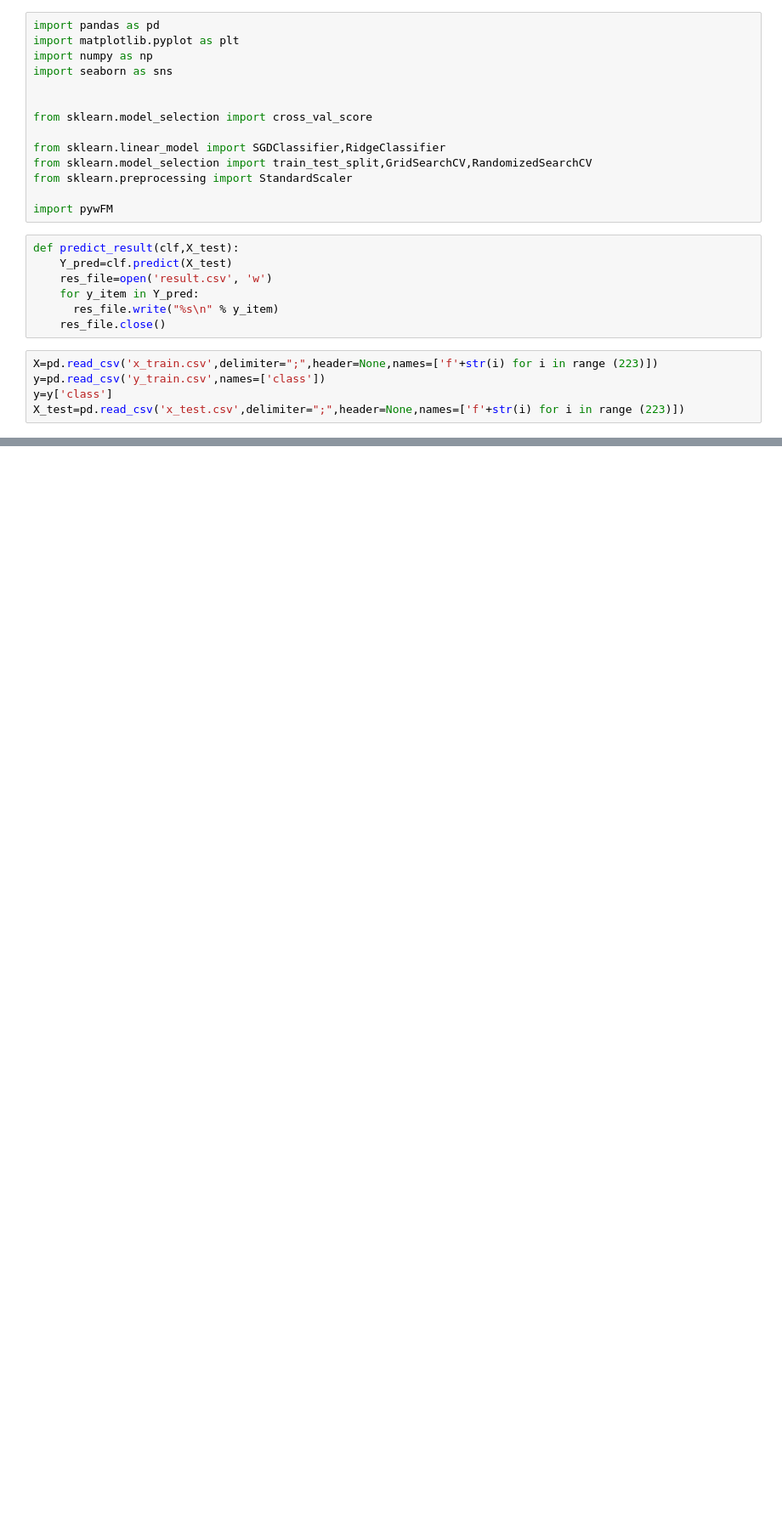
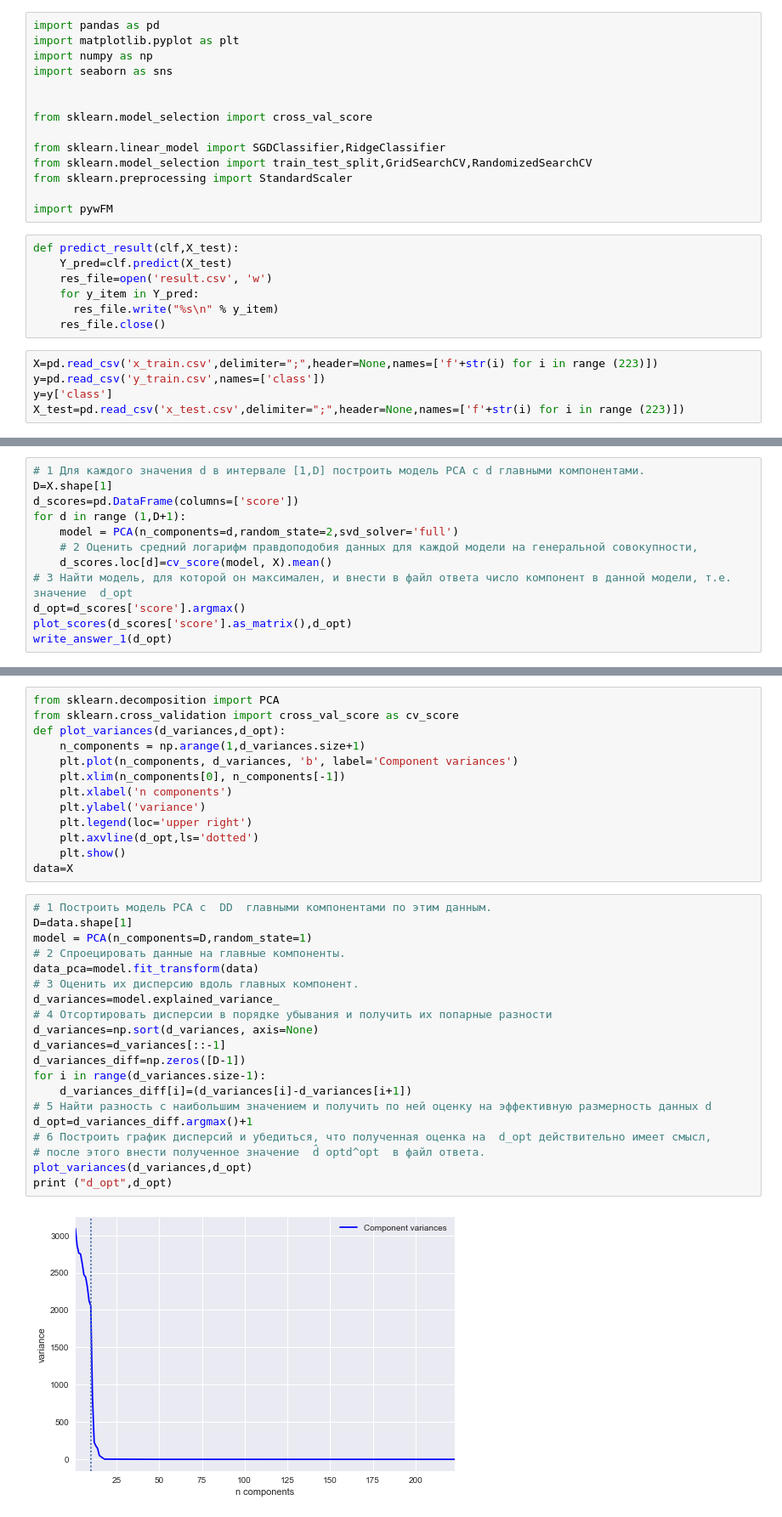
Before and after one commit to MiniGN/mlbootcamp-4, a Jupyter notebook: [model] LIB.ipynb, the cells around one changed output, grey strips where cells are left out. Shown: that part at 85% size. Cells and saved outputs as stored; diff of their text form; blank space fills up the shorter version.

```diff
--- a/[model] LIB.ipynb
+++ b/[model] LIB.ipynb
@@ -61,0 +127,12 @@ Best : 0.423 (+/- 0.01)
+# %%
+# 1 Для каждого значения d в интервале [1,D] построить модель PCA с d главными компонентами.
+D=X.shape[1]
+d_scores=pd.DataFrame(columns=['score'])
+for d in range (1,D+1):
+    model = PCA(n_components=d,random_state=2,svd_solver='full')
+    # 2 Оценить средний логарифм правдоподобия данных для каждой модели на генеральной совокупности,
+    d_scores.loc[d]=cv_score(model, X).mean()
+# 3 Найти модель, для которой он максимален, и внести в файл ответа число компонент в данной модели, т.е. значение  d_opt
+d_opt=d_scores['score'].argmax()
+plot_scores(d_scores['score'].as_matrix(),d_opt)
+write_answer_1(d_opt)
@@ -61,0 +141,35 @@ Best : 0.423 (+/- 0.01)
+# %%
+from sklearn.decomposition import PCA
+from sklearn.cross_validation import cross_val_score as cv_score
+def plot_variances(d_variances,d_opt):
+    n_components = np.arange(1,d_variances.size+1)
+    plt.plot(n_components, d_variances, 'b', label='Component variances')
+    plt.xlim(n_components[0], n_components[-1])
+    plt.xlabel('n components')
+    plt.ylabel('variance')
+    plt.legend(loc='upper right')
+    plt.axvline(d_opt,ls='dotted')
+    plt.show()
+data=X
+# %%
+# 1 Построить модель PCA с  DD  главными компонентами по этим данным.
+D=data.shape[1]
+model = PCA(n_components=D,random_state=1)
+# 2 Спроецировать данные на главные компоненты.
+data_pca=model.fit_transform(data)
+# 3 Оценить их дисперсию вдоль главных компонент.
+d_variances=model.explained_variance_
+# 4 Отсортировать дисперсии в порядке убывания и получить их попарные разности
+d_variances=np.sort(d_variances, axis=None)
+d_variances=d_variances[::-1]
+d_variances_diff=np.zeros([D-1])
+for i in range(d_variances.size-1):
+    d_variances_diff[i]=(d_variances[i]-d_variances[i+1])
+# 5 Найти разность с наибольшим значением и получить по ней оценку на эффективную размерность данных d
+d_opt=d_variances_diff.argmax()+1
+# 6 Построить график дисперсий и убедиться, что полученная оценка на  d_opt действительно имеет смысл,
+# после этого внести полученное значение  d̂ optd^opt  в файл ответа.
+plot_variances(d_variances,d_opt)
+print ("d_opt",d_opt)
+# %% [output]
+[figure, added]
```
Also changed, not shown: parts of 8 cells of this notebook, 14 other files.
